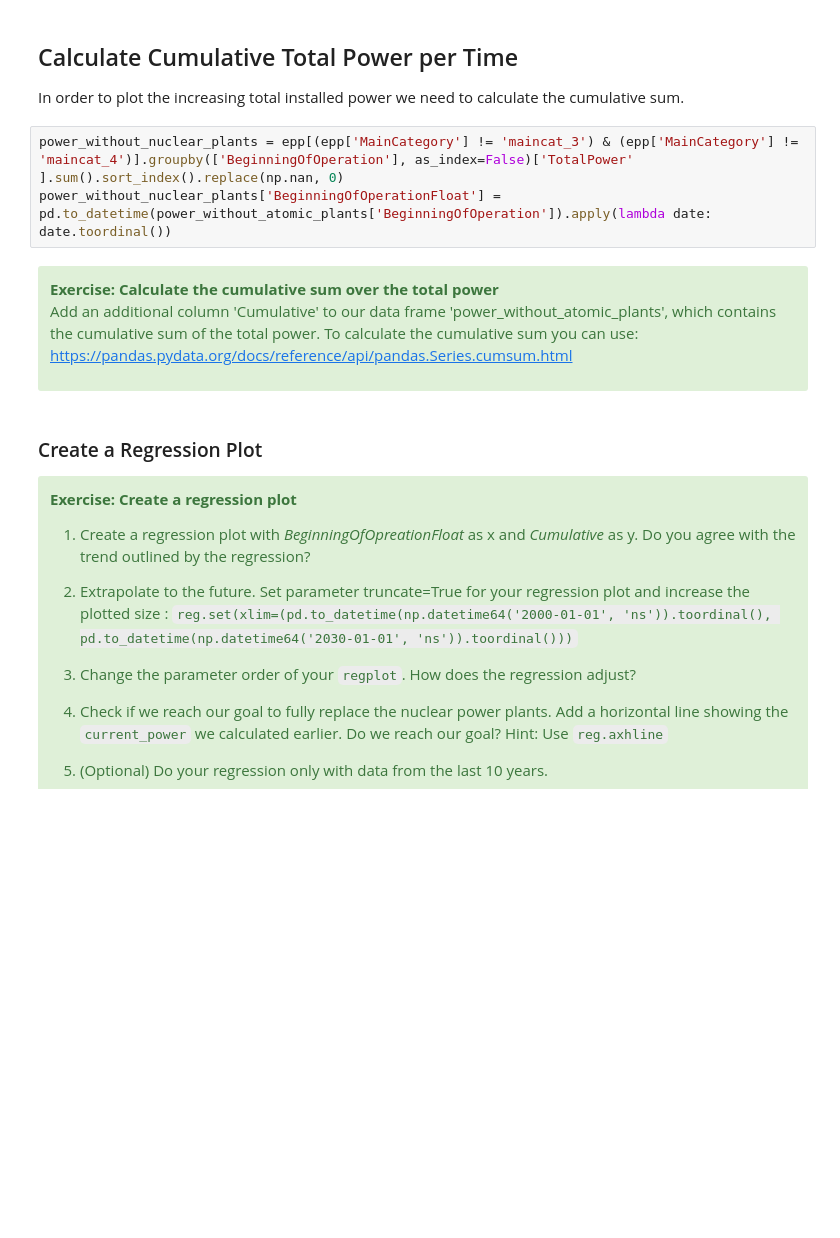
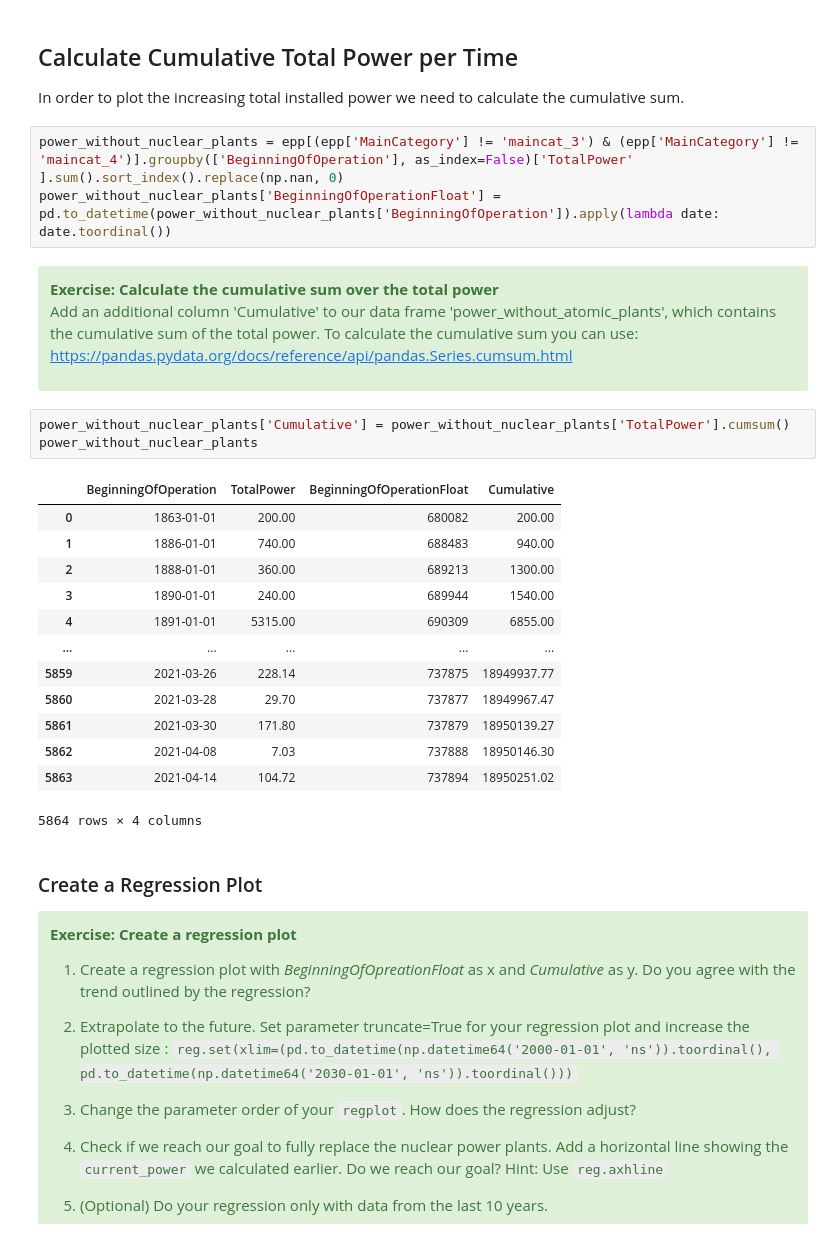
Before and after one commit to dsi-engineering-ag/data-science-course, a Jupyter notebook: Day 2/Regression.ipynb, the cells around one changed output. Cells and saved outputs as stored; diff of their text form; blank space fills up the shorter version.

```diff
--- a/Day 2/Regression.ipynb
+++ b/Day 2/Regression.ipynb
@@ -57,7 +57,7 @@ Currently installed power: 22249583.020000003
 In order to plot the increasing total installed power we need to calculate the cumulative sum.
 # %%
 power_without_nuclear_plants = epp[(epp['MainCategory'] != 'maincat_3') & (epp['MainCategory'] != 'maincat_4')].groupby(['BeginningOfOperation'], as_index=False)['TotalPower' ].sum().sort_index().replace(np.nan, 0)
-power_without_nuclear_plants['BeginningOfOperationFloat'] = pd.to_datetime(power_without_atomic_plants['BeginningOfOperation']).apply(lambda date: date.toordinal())
+power_without_nuclear_plants['BeginningOfOperationFloat'] = pd.to_datetime(power_without_nuclear_plants['BeginningOfOperation']).apply(lambda date: date.toordinal())
 # %% [markdown]
 
 <div class="alert alert-block alert-success">
@@ -66,6 +66,23 @@ power_without_nuclear_plants['BeginningOfOperationFloat'] = pd.to_datetime(power
 Add an additional column 'Cumulative' to our data frame 'power_without_atomic_plants', which contains the cumulative sum of the total power. To calculate the cumulative sum you can use: https://pandas.pydata.org/docs/reference/api/pandas.Series.cumsum.html
 
 </div>
+# %%
+power_without_nuclear_plants['Cumulative'] = power_without_nuclear_plants['TotalPower'].cumsum()
+power_without_nuclear_plants
+# %% [output]
+|  | BeginningOfOperation | TotalPower | BeginningOfOperationFloat | Cumulative |
+| 0 | 1863-01-01 | 200.00 | 680082 | 200.00 |
+| 1 | 1886-01-01 | 740.00 | 688483 | 940.00 |
+| 2 | 1888-01-01 | 360.00 | 689213 | 1300.00 |
+| 3 | 1890-01-01 | 240.00 | 689944 | 1540.00 |
+| 4 | 1891-01-01 | 5315.00 | 690309 | 6855.00 |
+| ... | ... | ... | ... | ... |
+| 5859 | 2021-03-26 | 228.14 | 737875 | 18949937.77 |
+| 5860 | 2021-03-28 | 29.70 | 737877 | 18949967.47 |
+| 5861 | 2021-03-30 | 171.80 | 737879 | 18950139.27 |
+| 5862 | 2021-04-08 | 7.03 | 737888 | 18950146.30 |
+| 5863 | 2021-04-14 | 104.72 | 737894 | 18950251.02 |
+5864 rows × 4 columns
 # %% [markdown]
 ### Create a Regression Plot
 
```
Also changed, not shown: parts of 4 cells of this notebook.
